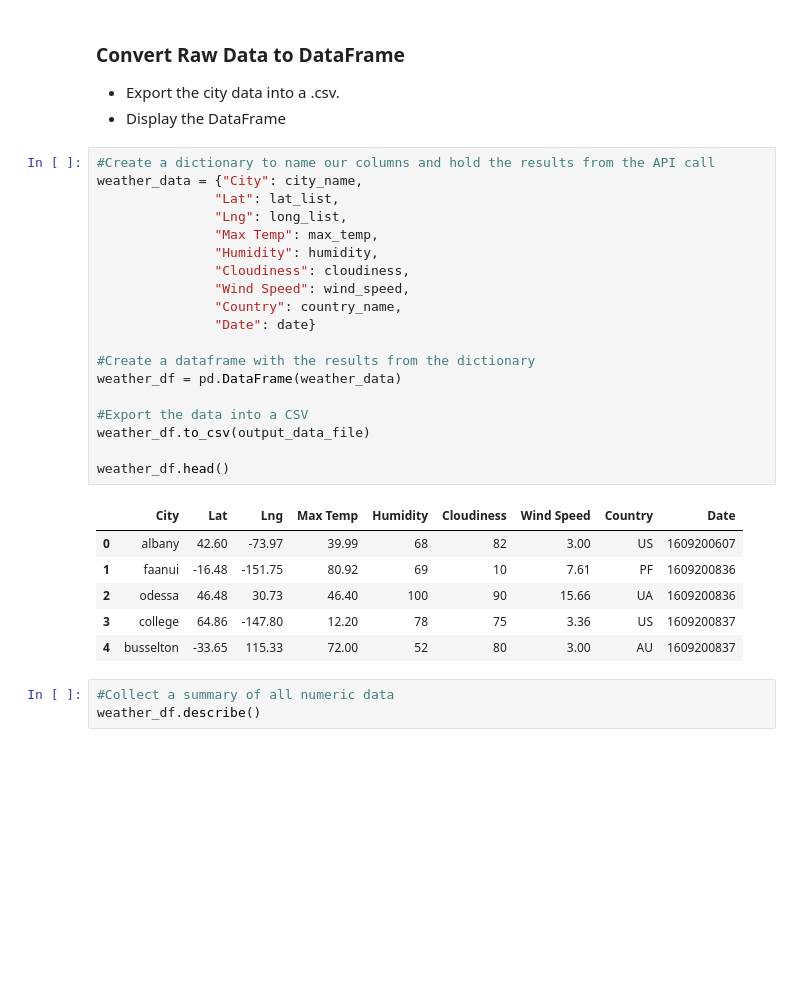
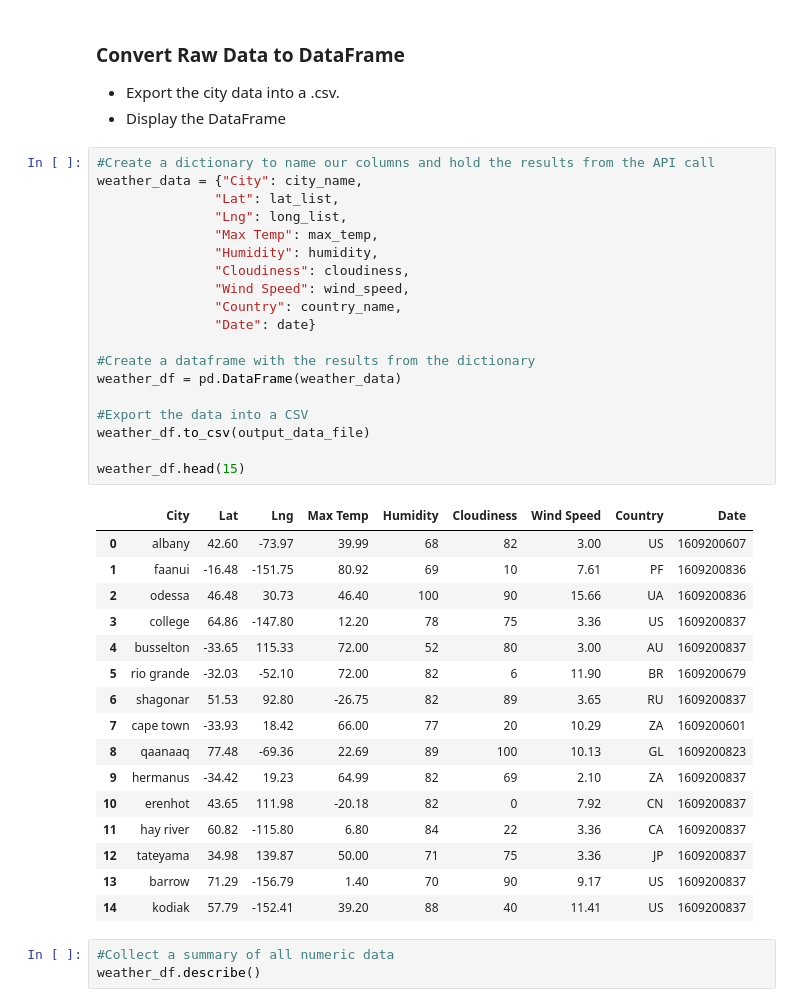
Before and after one commit to RH-cmd/python-api-challenge, a Jupyter notebook: WeatherPy/WeatherPy.ipynb, the cells around one changed output. Cells and saved outputs as stored; diff of their text form; blank space fills up the shorter version.

```diff
--- a/WeatherPy/WeatherPy.ipynb
+++ b/WeatherPy/WeatherPy.ipynb
@@ -130,29 +130,39 @@ Data Retrieval Complete
 # %%
 #Create a dictionary to name our columns and hold the results from the API call
 weather_data = {"City": city_name,
                "Lat": lat_list,
                "Lng": long_list,
                "Max Temp": max_temp,
                "Humidity": humidity,
                "Cloudiness": cloudiness,
                "Wind Speed": wind_speed,
                "Country": country_name,
                "Date": date}
 
 #Create a dataframe with the results from the dictionary
 weather_df = pd.DataFrame(weather_data)
 
 #Export the data into a CSV
 weather_df.to_csv(output_data_file)
 
-weather_df.head()
+weather_df.head(15)
 # %% [output]
 |  | City | Lat | Lng | Max Temp | Humidity | Cloudiness | Wind Speed | Country | Date |
 | 0 | albany | 42.60 | -73.97 | 39.99 | 68 | 82 | 3.00 | US | 1609200607 |
 | 1 | faanui | -16.48 | -151.75 | 80.92 | 69 | 10 | 7.61 | PF | 1609200836 |
 | 2 | odessa | 46.48 | 30.73 | 46.40 | 100 | 90 | 15.66 | UA | 1609200836 |
 | 3 | college | 64.86 | -147.80 | 12.20 | 78 | 75 | 3.36 | US | 1609200837 |
 | 4 | busselton | -33.65 | 115.33 | 72.00 | 52 | 80 | 3.00 | AU | 1609200837 |
+| 5 | rio grande | -32.03 | -52.10 | 72.00 | 82 | 6 | 11.90 | BR | 1609200679 |
+| 6 | shagonar | 51.53 | 92.80 | -26.75 | 82 | 89 | 3.65 | RU | 1609200837 |
+| 7 | cape town | -33.93 | 18.42 | 66.00 | 77 | 20 | 10.29 | ZA | 1609200601 |
+| 8 | qaanaaq | 77.48 | -69.36 | 22.69 | 89 | 100 | 10.13 | GL | 1609200823 |
+| 9 | hermanus | -34.42 | 19.23 | 64.99 | 82 | 69 | 2.10 | ZA | 1609200837 |
+| 10 | erenhot | 43.65 | 111.98 | -20.18 | 82 | 0 | 7.92 | CN | 1609200837 |
+| 11 | hay river | 60.82 | -115.80 | 6.80 | 84 | 22 | 3.36 | CA | 1609200837 |
+| 12 | tateyama | 34.98 | 139.87 | 50.00 | 71 | 75 | 3.36 | JP | 1609200837 |
+| 13 | barrow | 71.29 | -156.79 | 1.40 | 70 | 90 | 9.17 | US | 1609200837 |
+| 14 | kodiak | 57.79 | -152.41 | 39.20 | 88 | 40 | 11.41 | US | 1609200837 |
 # %%
 #Collect a summary of all numeric data
 weather_df.describe()
```
Also changed, not shown: parts of 6 cells of this notebook, 1 other file.
